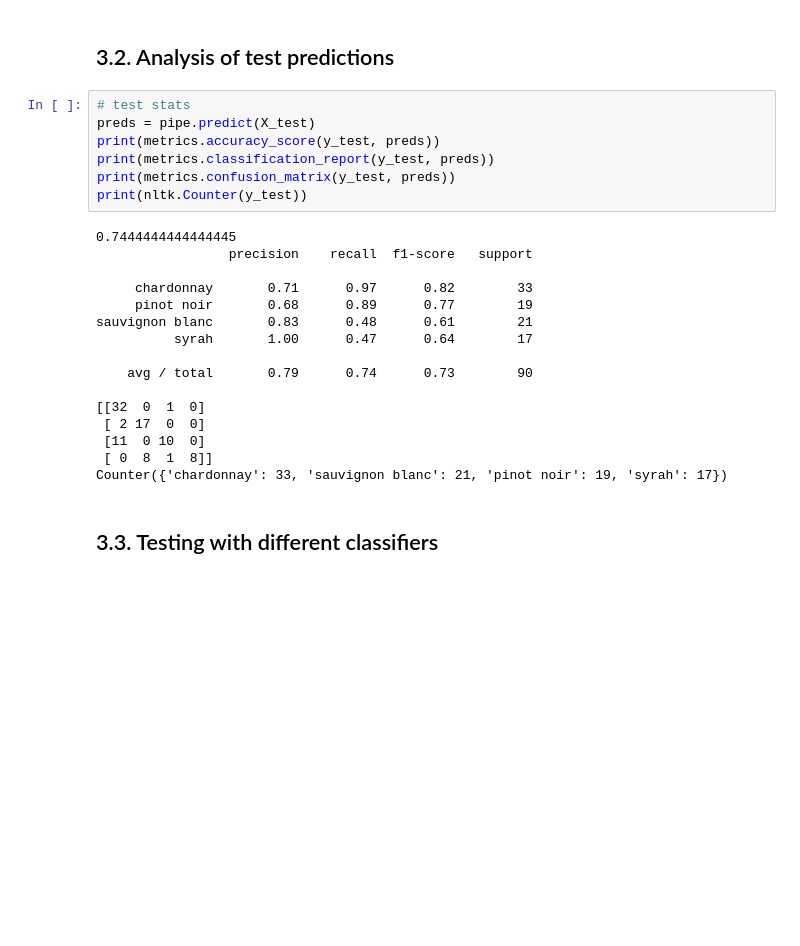
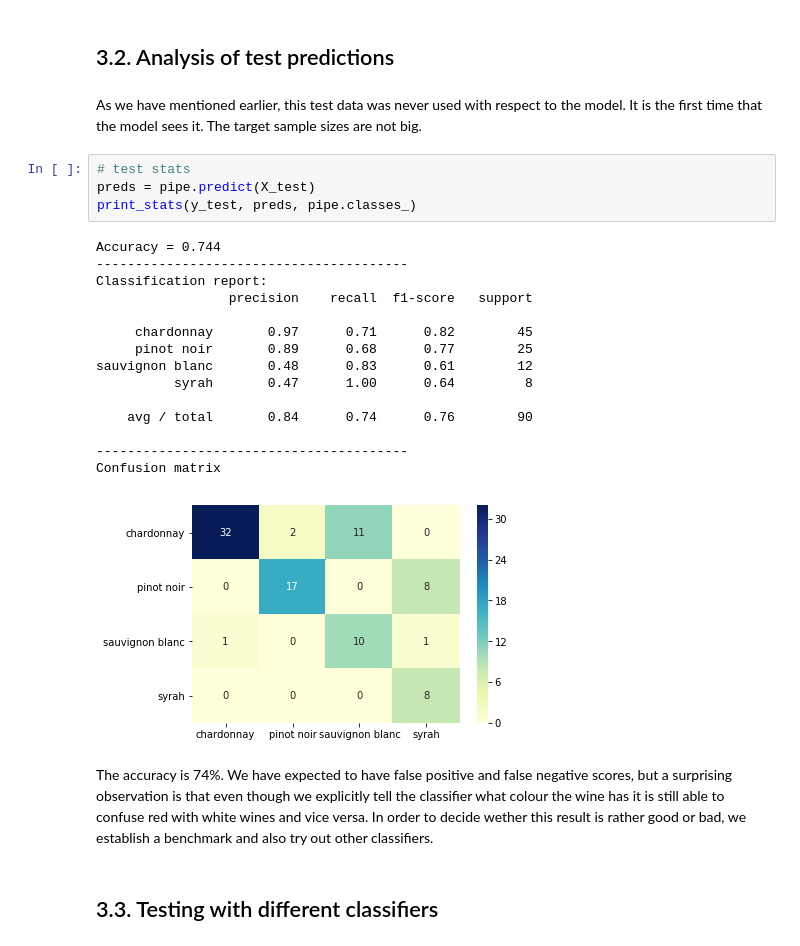
Before and after one commit to diveki/diveki.github.io, a Jupyter notebook: body_texts/blind_taster_algorithm.ipynb, the cells around one changed output. Saved outputs shown, nothing was run; the diff lists cells and outputs as text; blank space fills up the shorter version.

```diff
--- a/body_texts/blind_taster_algorithm.ipynb
+++ b/body_texts/blind_taster_algorithm.ipynb
@@ -412,29 +443,30 @@ Counter({'chardonnay': 58, 'sauvignon blanc': 55, 'pinot noir': 40, 'syrah': 27}
 # %% [markdown]
 <a id="ch3.2"></a>
 ## 3.2. Analysis of test predictions
+# %% [markdown]
+As we have mentioned earlier, this test data was never used with respect to the model. It is the first time that the model sees it. The target sample sizes are not big.
 # %%
 # test stats
 preds = pipe.predict(X_test)
-print(metrics.accuracy_score(y_test, preds))
-print(metrics.classification_report(y_test, preds))
-print(metrics.confusion_matrix(y_test, preds))
-print(nltk.Counter(y_test))
+print_stats(y_test, preds, pipe.classes_)
 # %% [output]
-0.7444444444444445
+Accuracy = 0.744
+----------------------------------------
+Classification report:
                  precision    recall  f1-score   support
 
-     chardonnay       0.71      0.97      0.82        33
-     pinot noir       0.68      0.89      0.77        19
-sauvignon blanc       0.83      0.48      0.61        21
-          syrah       1.00      0.47      0.64        17
+     chardonnay       0.97      0.71      0.82        45
+     pinot noir       0.89      0.68      0.77        25
+sauvignon blanc       0.48      0.83      0.61        12
+          syrah       0.47      1.00      0.64         8
 
-    avg / total       0.79      0.74      0.73        90
+    avg / total       0.84      0.74      0.76        90
 
-[[32  0  1  0]
- [ 2 17  0  0]
- [11  0 10  0]
- [ 0  8  1  8]]
-Counter({'chardonnay': 33, 'sauvignon blanc': 21, 'pinot noir': 19, 'syrah': 17})
+----------------------------------------
+Confusion matrix
+[figure, added]
+# %% [markdown]
+The accuracy is 74%. We have expected to have false positive and false negative scores, but a surprising observation is that even though we explicitly tell the classifier what colour the wine has it is still able to confuse red with white wines and vice versa. In order to decide wether this result is rather good or bad, we establish a benchmark and also try out other classifiers.
 # %% [markdown]
 <a id="ch3.3"></a>
 ## 3.3. Testing with different classifiers
```
Also changed, not shown: parts of 27 cells of this notebook, 2 other files.
